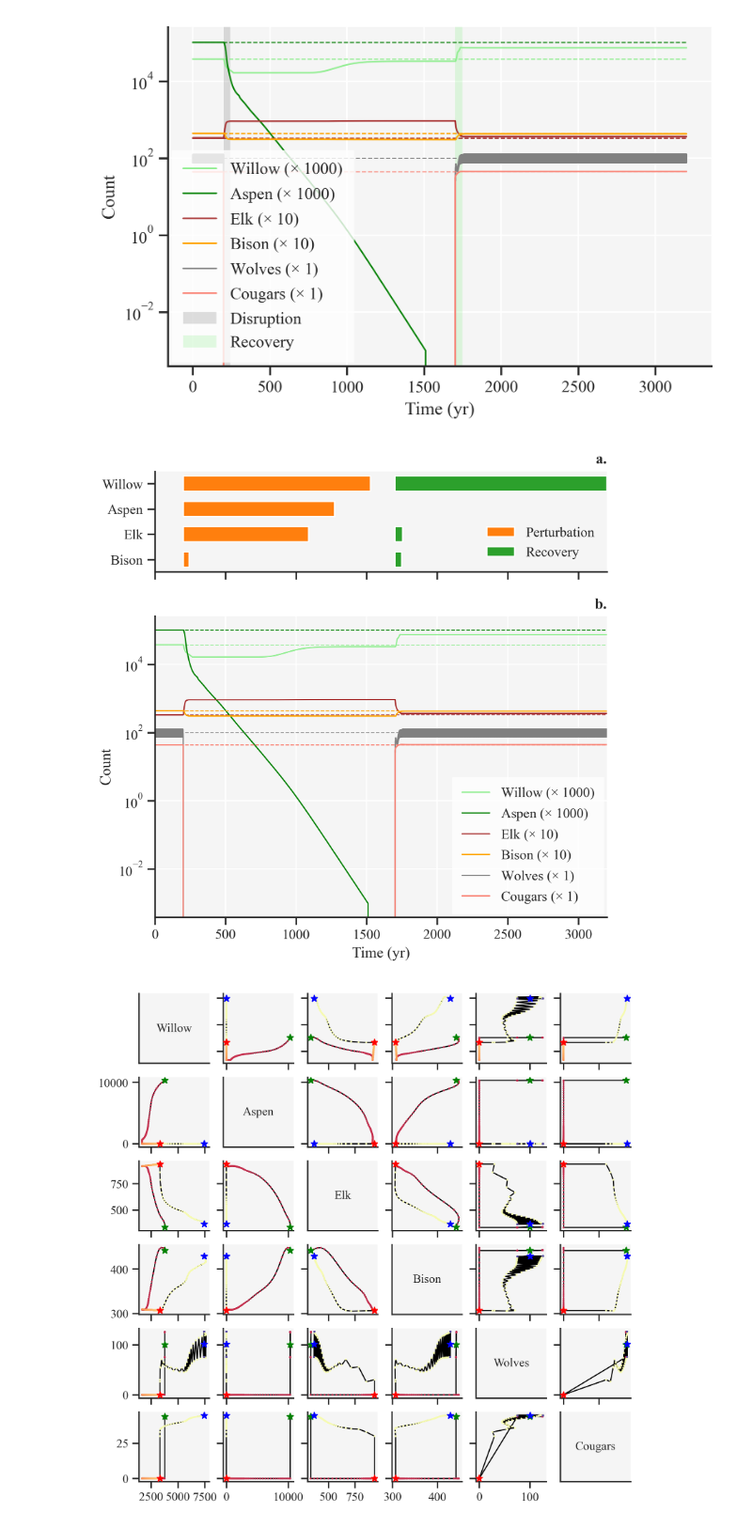
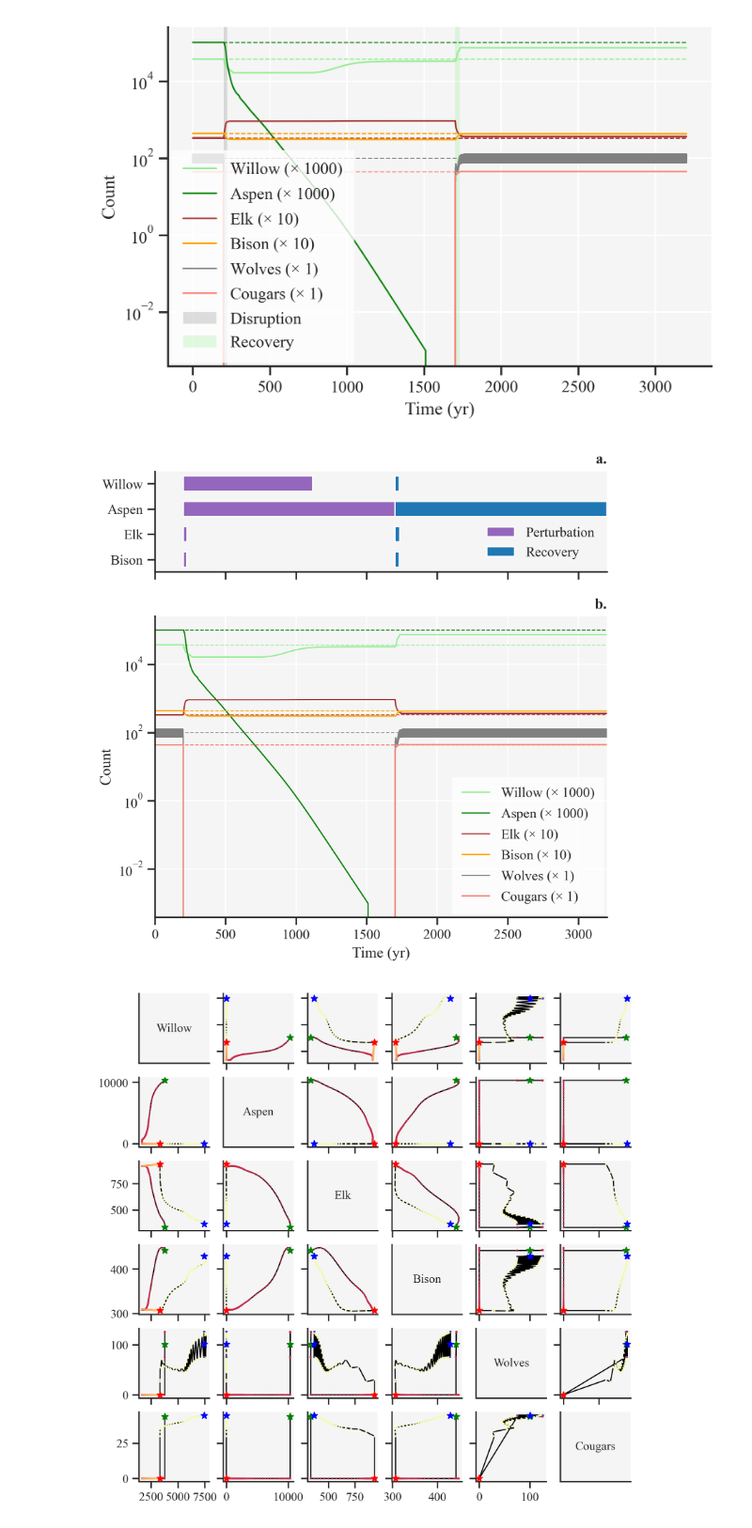
Before and after one commit to WillemBonnaffe/mbipm, a Jupyter notebook: D2-simulate-extirpation-long.ipynb, the cells around one changed output. Shown at 94% size. Cells and saved outputs as stored; diff of their text form; code cells hidden in the pictures.

Commit message:
Added calculation of percentages to equilibrium in figure 5.

```diff
--- a/D2-simulate-extirpation-long.ipynb
+++ b/D2-simulate-extirpation-long.ipynb
@@ -199,9 +199,10 @@ print(f"{tf-t0:.2f}s")
 TS = torch.cat((predictions_1[6],predictions_2[6],predictions_3[6]), dim=0)
 
 ## Compute equilibrium points
-eq_1 = torch.mean(TS[(t_max_1+1-50):t_max_1+1],axis=0)
-eq_2 = torch.mean(TS[(t_max_1+t_max_2+2-50):(t_max_1+t_max_2+2)],axis=0)
-eq_3 = torch.mean(TS[(t_max_1+t_max_2+t_max_3+3-50):(t_max_1+t_max_2+t_max_3+3)],axis=0)
+dt = 10
+eq_1 = torch.mean(TS[(t_max_1+1-dt):t_max_1+1],axis=0)
+eq_2 = torch.mean(TS[(t_max_1+t_max_2+2-dt):(t_max_1+t_max_2+2)],axis=0)
+eq_3 = torch.mean(TS[(t_max_1+t_max_2+t_max_3+3-dt):(t_max_1+t_max_2+t_max_3+3)],axis=0)
 print(eq_1)
 print(eq_2)
 print(eq_3)
@@ -221,7 +222,7 @@ tensor([7.4386e+07, 0.0000e+00, 3.6542e+03, 4.2869e+03, 1.0077e+02, 4.4753e+01],
 ################################
 
 ## Trheshold
-th = 30 # Acceptable difference between recovered and disrupted equilibria in number of individuals
+th = 0.05 # Acceptable difference between recovered and disrupted equilibria in number of individuals
 index = 2 # Reference state for determining equilibria
 
 rrecovery_times = []
@@ -229,7 +230,7 @@ pperturbation_times = []
 for index in [0, 1, 2, 3]:
 
     ## Perturbation
-    perturbation = (torch.abs(TS[:,index] - eq_2[index]) < th)*1
+    perturbation = (torch.abs(TS[:,index] - eq_2[index]) < th * eq_2[index])*1
     perturbation = (((perturbation[1:] + perturbation[0:-1])/2) > 0.5)*1 # Smooth
     perturbation = (((perturbation[1:] + perturbation[0:-1])/2) > 0.5)*1 # Smooth
     perturbation = (((perturbation[1:] + perturbation[0:-1])/2) > 0.5)*1 # Smooth
@@ -241,7 +242,7 @@ for index in [0, 1, 2, 3]:
     print(f"Time to disrupted equilibrium: {t_perturbation - (t_max_1 + 1):.0f} yr")
 
     ## Recovery
-    recovery = (torch.abs(TS[:,index] - eq_3[index]) < th)*1
+    recovery = (torch.abs(TS[:,index] - eq_3[index]) < th * eq_3[index])*1
     recovery = (((recovery[1:] + recovery[0:-1])/2) > 0.5)*1 # Smooth
     recovery = (((recovery[1:] + recovery[0:-1])/2) > 0.5)*1 # Smooth
     recovery = (((recovery[1:] + recovery[0:-1])/2) > 0.5)*1 # Smooth
@@ -346,7 +347,7 @@ fig, (ax_timeline, ax_ts) = plt.subplots(
 llabels = ['Willow', 'Aspen', 'Elk', 'Bison', 'Wolves', 'Cougars']
 starts = {"Perturbation": t_max_1 + 1, "Recovery": t_max_1 + t_max_2 + 2}
 ends = {"Perturbation": pperturbation_times, "Recovery": rrecovery_times}
-colors = {"Perturbation": "tab:orange", "Recovery": "tab:green"}
+colors = {"Perturbation": "tab:purple", "Recovery": "tab:blue"}
 #
 for i in range(len(pperturbation_times)):
     for phase in starts:
@@ -387,34 +388,34 @@ for i in range(TS.shape[1]):
 
     x = [0, len(ttimes)]
     y = torch.mean(TS[0:100, i]) * sscales[i]
     ax_ts.plot(x, [y, y], '--', lw=0.75, color=ccolors[i])
 #
 ax_ts.set(
     xlabel='Time (yr)',
     ylabel='Count'
 )
 ax_ts.set_yscale('log')
 #
 ax_ts.set_title('b.', loc='right', fontweight='bold')
 leg = ax_ts.legend(loc='lower right', ncol=1)
 frame = leg.get_frame()
 frame.set_boxstyle('square')
 frame.set_edgecolor('none')
 frame.set_facecolor('white')
 #
 ax_ts.grid(color='white')
 
 ## Final layout
 ax_ts.set_xlim(0, t_max_1 + t_max_2 + t_max_3 + 3)
 plt.tight_layout()
 plt.show()
 
 plt.rcParams['figure.dpi'] = 100
 
 #
 ###
 # %% [output]
-[figure, old version]
+[figure, new version]
 # %%
 ###################
 ## VISUALISATION ##
```
Also changed, not shown: parts of 4 cells of this notebook, 1 other file.
